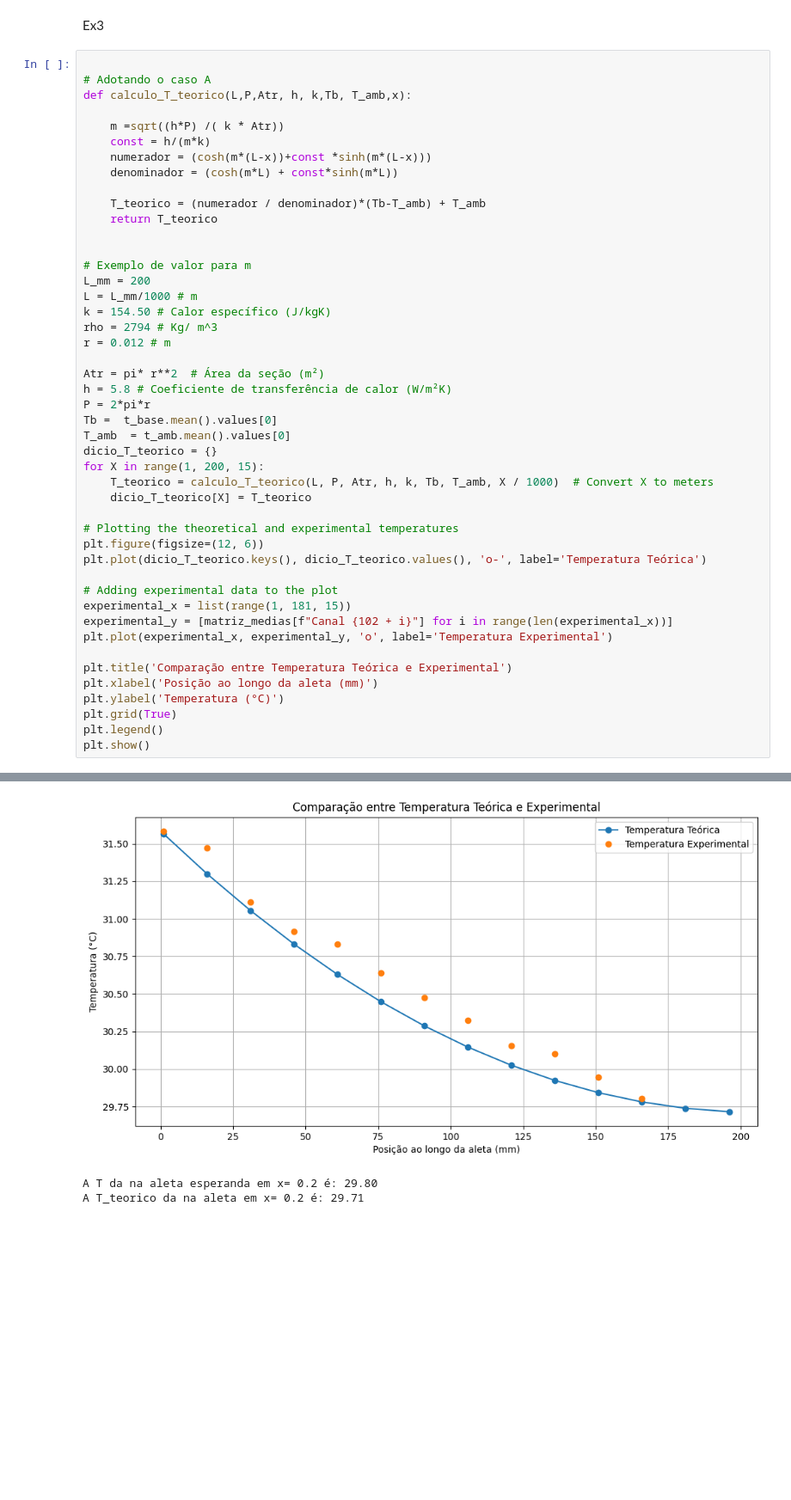
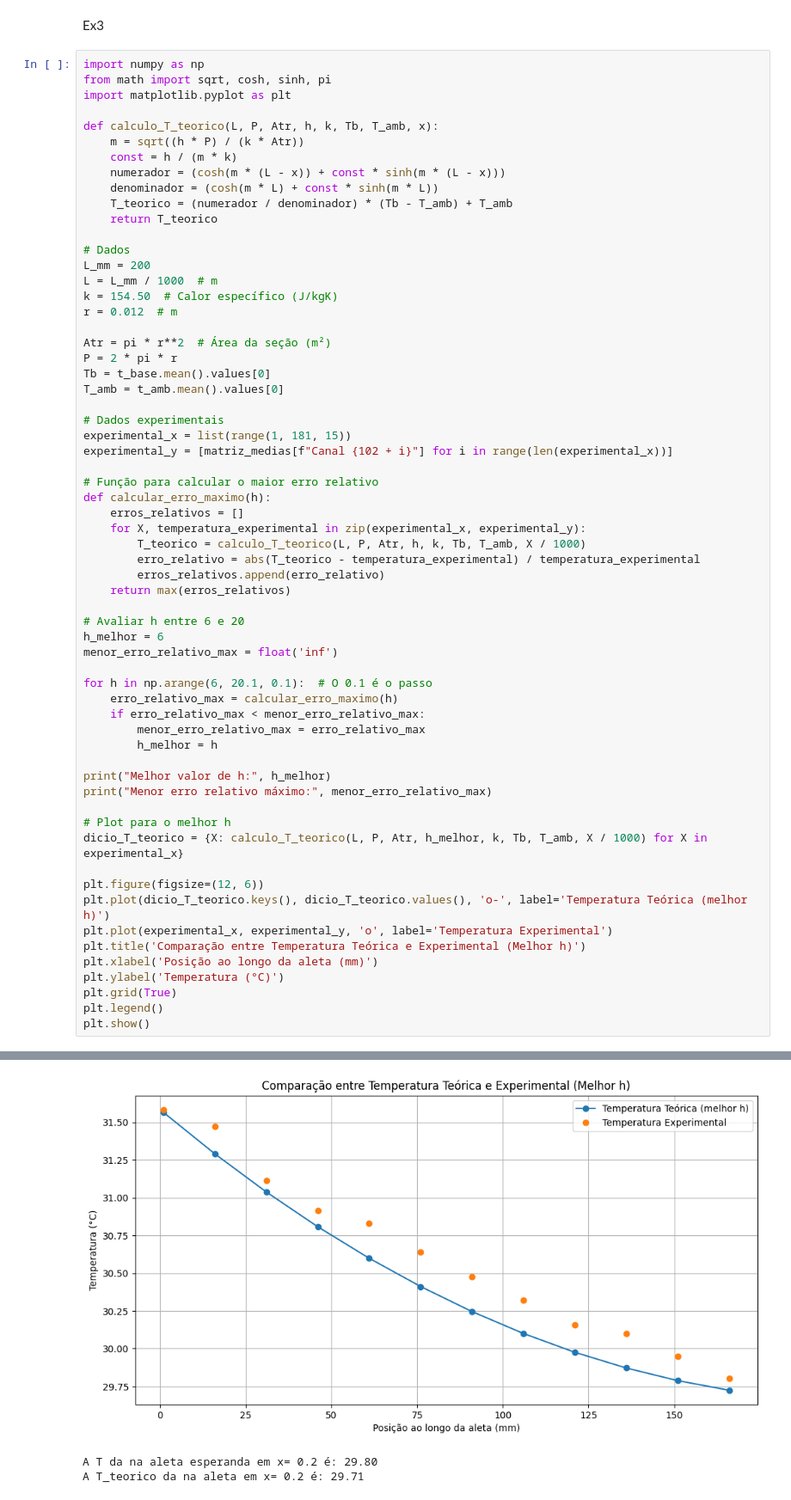
Before and after one commit to Iamiran1/P1-Transcal, a Jupyter notebook: p1.ipynb, the cells around one changed output, grey strips where cells are left out. Shown: that part at 86% size. Drawn from its saved outputs; the diff is of its cells as text; blank space fills up the shorter version.

```diff
--- a/p1.ipynb
+++ b/p1.ipynb
@@ -58,46 +58,62 @@ plt.show()
 # %% [markdown]
 Ex3
 # %%
+import numpy as np
+from math import sqrt, cosh, sinh, pi
+import matplotlib.pyplot as plt
 
-# Adotando o caso A
-def calculo_T_teorico(L,P,Atr, h, k,Tb, T_amb,x):
-
-    m =sqrt((h*P) /( k * Atr))
-    const = h/(m*k)
-    numerador = (cosh(m*(L-x))+const *sinh(m*(L-x)))
-    denominador = (cosh(m*L) + const*sinh(m*L))
-
-    T_teorico = (numerador / denominador)*(Tb-T_amb) + T_amb
+def calculo_T_teorico(L, P, Atr, h, k, Tb, T_amb, x):
+    m = sqrt((h * P) / (k * Atr))
+    const = h / (m * k)
+    numerador = (cosh(m * (L - x)) + const * sinh(m * (L - x)))
+    denominador = (cosh(m * L) + const * sinh(m * L))
+    T_teorico = (numerador / denominador) * (Tb - T_amb) + T_amb
     return T_teorico
 
+# Dados
+L_mm = 200
+L = L_mm / 1000  # m
+k = 154.50  # Calor específico (J/kgK)
+r = 0.012  # m
 
-# Exemplo de valor para m
-L_mm = 200
-L = L_mm/1000 # m
-k = 154.50 # Calor específico (J/kgK)
-rho = 2794 # Kg/ m^3
-r = 0.012 # m
+Atr = pi * r**2  # Área da seção (m²)
+P = 2 * pi * r
+Tb = t_base.mean().values[0]
+T_amb = t_amb.mean().values[0]
 
-Atr = pi* r**2  # Área da seção (m²)
-h = 5.8 # Coeficiente de transferência de calor (W/m²K)
-P = 2*pi*r
-Tb =  t_base.mean().values[0]
-T_amb  = t_amb.mean().values[0]
-dicio_T_teorico = {}
-for X in range(1, 200, 15):
-    T_teorico = calculo_T_teorico(L, P, Atr, h, k, Tb, T_amb, X / 1000)  # Convert X to meters
-    dicio_T_teorico[X] = T_teorico
-
-# Plotting the theoretical and experimental temperatures
-plt.figure(figsize=(12, 6))
-plt.plot(dicio_T_teorico.keys(), dicio_T_teorico.values(), 'o-', label='Temperatura Teórica')
-
-# Adding experimental data to the plot
+# Dados experimentais
 experimental_x = list(range(1, 181, 15))
 experimental_y = [matriz_medias[f"Canal {102 + i}"] for i in range(len(experimental_x))]
+
+# Função para calcular o maior erro relativo
+def calcular_erro_maximo(h):
+    erros_relativos = []
+    for X, temperatura_experimental in zip(experimental_x, experimental_y):
+        T_teorico = calculo_T_teorico(L, P, Atr, h, k, Tb, T_amb, X / 1000)
+        erro_relativo = abs(T_teorico - temperatura_experimental) / temperatura_experimental
+        erros_relativos.append(erro_relativo)
+    return max(erros_relativos)
+
+# Avaliar h entre 6 e 20
+h_melhor = 6
+menor_erro_relativo_max = float('inf')
+
+for h in np.arange(6, 20.1, 0.1):  # O 0.1 é o passo
+    erro_relativo_max = calcular_erro_maximo(h)
+    if erro_relativo_max < menor_erro_relativo_max:
+        menor_erro_relativo_max = erro_relativo_max
+        h_melhor = h
+
+print("Melhor valor de h:", h_melhor)
+print("Menor erro relativo máximo:", menor_erro_relativo_max)
+
+# Plot para o melhor h
+dicio_T_teorico = {X: calculo_T_teorico(L, P, Atr, h_melhor, k, Tb, T_amb, X / 1000) for X in experimental_x}
+
+plt.figure(figsize=(12, 6))
+plt.plot(dicio_T_teorico.keys(), dicio_T_teorico.values(), 'o-', label='Temperatura Teórica (melhor h)')
 plt.plot(experimental_x, experimental_y, 'o', label='Temperatura Experimental')
-
-plt.title('Comparação entre Temperatura Teórica e Experimental')
+plt.title('Comparação entre Temperatura Teórica e Experimental (Melhor h)')
 plt.xlabel('Posição ao longo da aleta (mm)')
 plt.ylabel('Temperatura (°C)')
 plt.grid(True)
@@ -107,4 +125,4 @@ plt.show()
-[figure, old version]
+[figure, new version]
 # %%
 # %% [output]
 A T da na aleta esperanda em x= 0.2 é: 29.80
```
Also changed, not shown: parts of 1 cell of this notebook.
